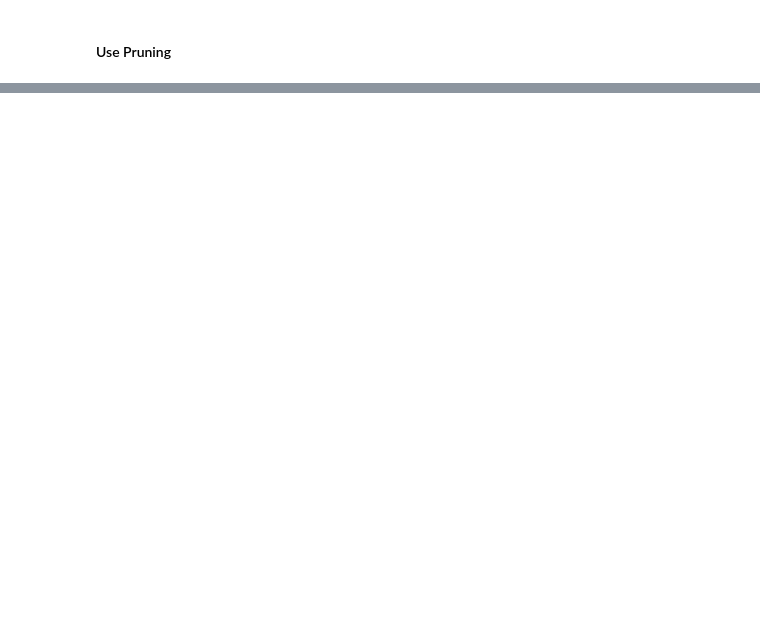
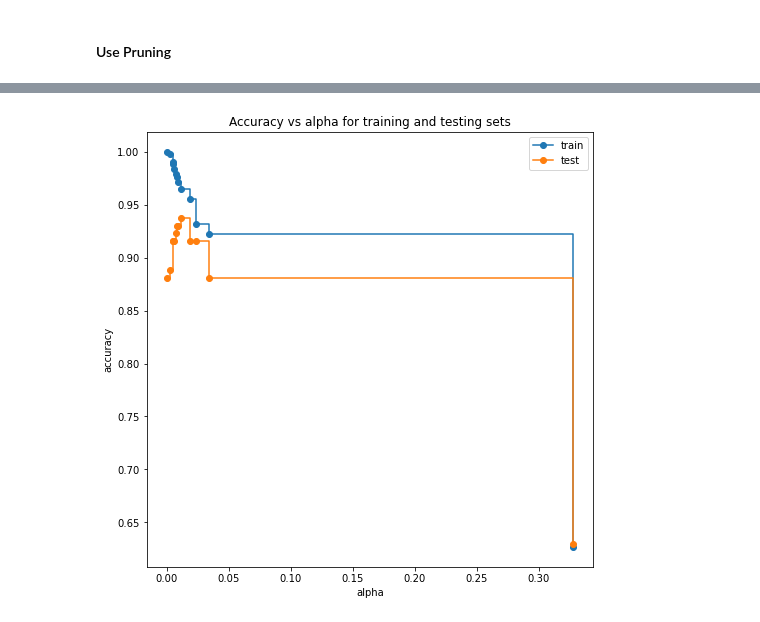
Before and after one commit to ASykes4/Intro_to_Machine_Learning_Student_Workbooks, a Jupyter notebook: 002_tree.ipynb, the cells around one changed output, grey strips where cells are left out. Saved outputs shown, nothing was run; the diff lists cells and outputs as text; code cells hidden in the pictures; blank space fills up the shorter version.

```diff
--- a/002_tree.ipynb
+++ b/002_tree.ipynb
@@ -446,0 +431,13 @@ Testing Accuracy: 0.7608695652173914
+# %%
+
+df3 = pd.get_dummies(df, drop_first=True)
+y = np.array(df3["target"]).reshape(-1,1)
+X = np.array(df3.drop(columns={"target"}))
+
+X_train, X_test, y_train, y_test = train_test_split(X, y, random_state=0)
+
+clf = DecisionTreeClassifier(random_state=0)
+clf = clf.fit(X_train, y_train)
+print(clf.get_depth())
+print("Training Accuracy:", clf.score(X_train, y_train))
+print("Testing Accuracy:", clf.score(X_test, y_test))
@@ -480,0 +473,9 @@ Testing Accuracy: 0.8130434782608695
+# %%
+#Model with Pruning
+clf = DecisionTreeClassifier(random_state=0)
+clf = clf.fit(X_train, y_train)
+print(clf.get_depth())
+print("Training Accuracy:", clf.score(X_train, y_train))
+print("Testing Accuracy:", clf.score(X_test, y_test))
+plt.figure(figsize=(25,20))
+plot_tree(clf, feature_names=df.columns[:-1], class_names=["False","True"])
@@ -480,0 +504,25 @@ Testing Accuracy: 0.8130434782608695
+# %%
+#Find best alpha
+path = clf.cost_complexity_pruning_path(X_train, y_train)
+ccp_alphas, impurities = path.ccp_alphas, path.impurities
+
+clfs = []
+for ccp_alpha in ccp_alphas:
+    clf = DecisionTreeClassifier(random_state=0, ccp_alpha=ccp_alpha)
+    clf.fit(X_train, y_train)
+    clfs.append(clf)
+
+train_scores = [clf.score(X_train, y_train) for clf in clfs]
+test_scores = [clf.score(X_test, y_test) for clf in clfs]
+# %%
+#Plot
+fig, ax = plt.subplots()
+ax.set_xlabel("alpha")
+ax.set_ylabel("accuracy")
+ax.set_title("Accuracy vs alpha for training and testing sets")
+ax.plot(ccp_alphas, train_scores, marker="o", label="train", drawstyle="steps-post")
+ax.plot(ccp_alphas, test_scores, marker="o", label="test", drawstyle="steps-post")
+ax.legend()
+plt.show()
+# %% [output]
+[figure, added]
```
Also changed, not shown: parts of 15 cells of this notebook, 1 other file.
